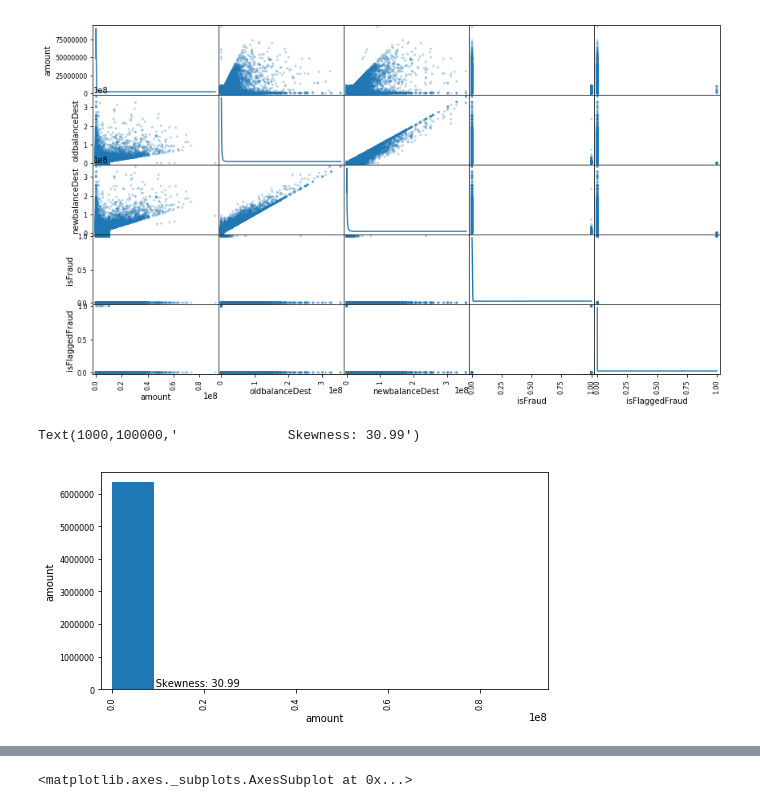
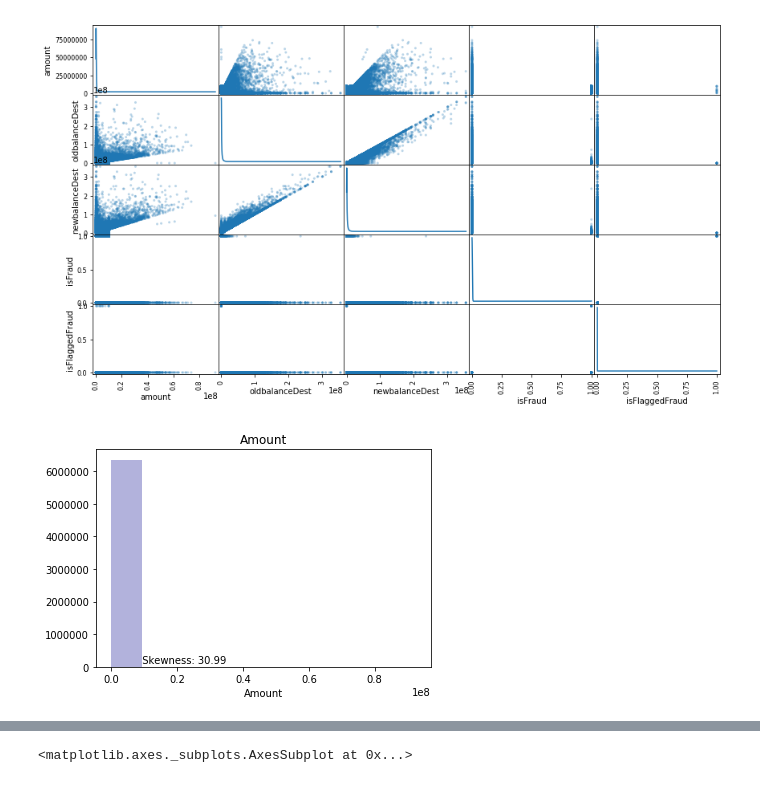
Before and after one commit to venkat998899/machine-learning, a Jupyter notebook: projects/capstone/payments_fraud.ipynb, the cells around one changed output, grey strips where cells are left out. Saved outputs shown, nothing was run; the diff lists cells and outputs as text; code cells hidden in the pictures.

```diff
--- a/projects/capstone/payments_fraud.ipynb
+++ b/projects/capstone/payments_fraud.ipynb
@@ -320,9 +305,12 @@ pd.plotting.scatter_matrix(data_tmp, alpha = 0.3, figsize = (14,8), diagonal = '
 # %% [output]
 [figure]
 # %%
-#Plot Amount scatter Matrix
-pd.plotting.scatter_matrix(data[['amount']], alpha = 0.3, figsize = (8,4));
-plt.text(1000, 100000, "              Skewness: {0:.2f}".format(skew(data['amount'])))
+#Plot Amount Histogram
+#pd.plotting.scatter_matrix(data[['amount']], alpha = 0.3, facecolor = 'blue', figsize = (8,4));
+plt.hist(data['amount'], facecolor = 'darkblue',  alpha=0.3)
+plt.title("Amount")
+plt.xlabel("Amount")
+plt.text(1000, 100000, "          Skewness: {0:.2f}".format(skew(data['amount'])))
+plt.show()
 # %% [output]
-Text(1000,100000,'              Skewness: 30.99')
-[figure, old version]
+[figure, new version]
```
Also changed, not shown: parts of 37 cells of this notebook, 3 other files.
